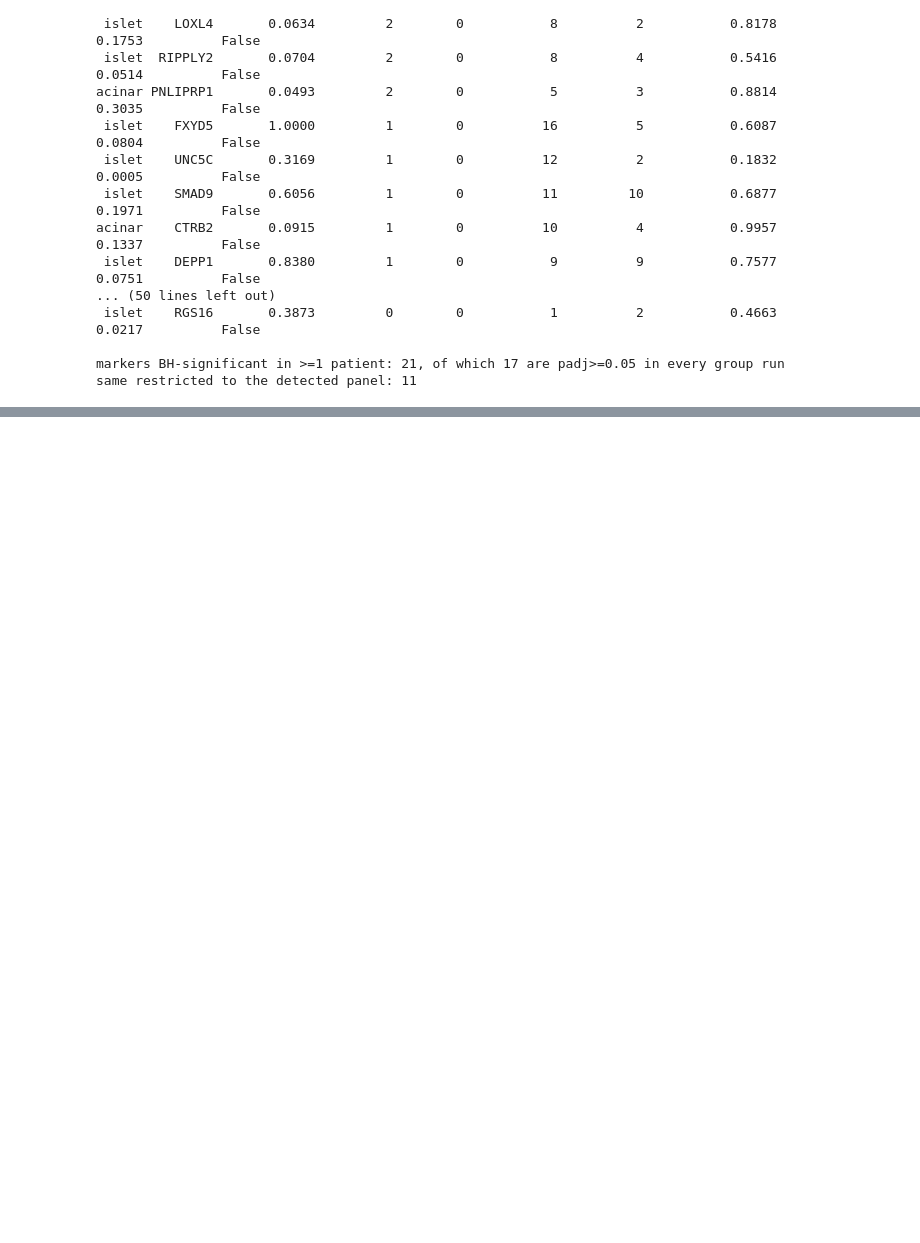
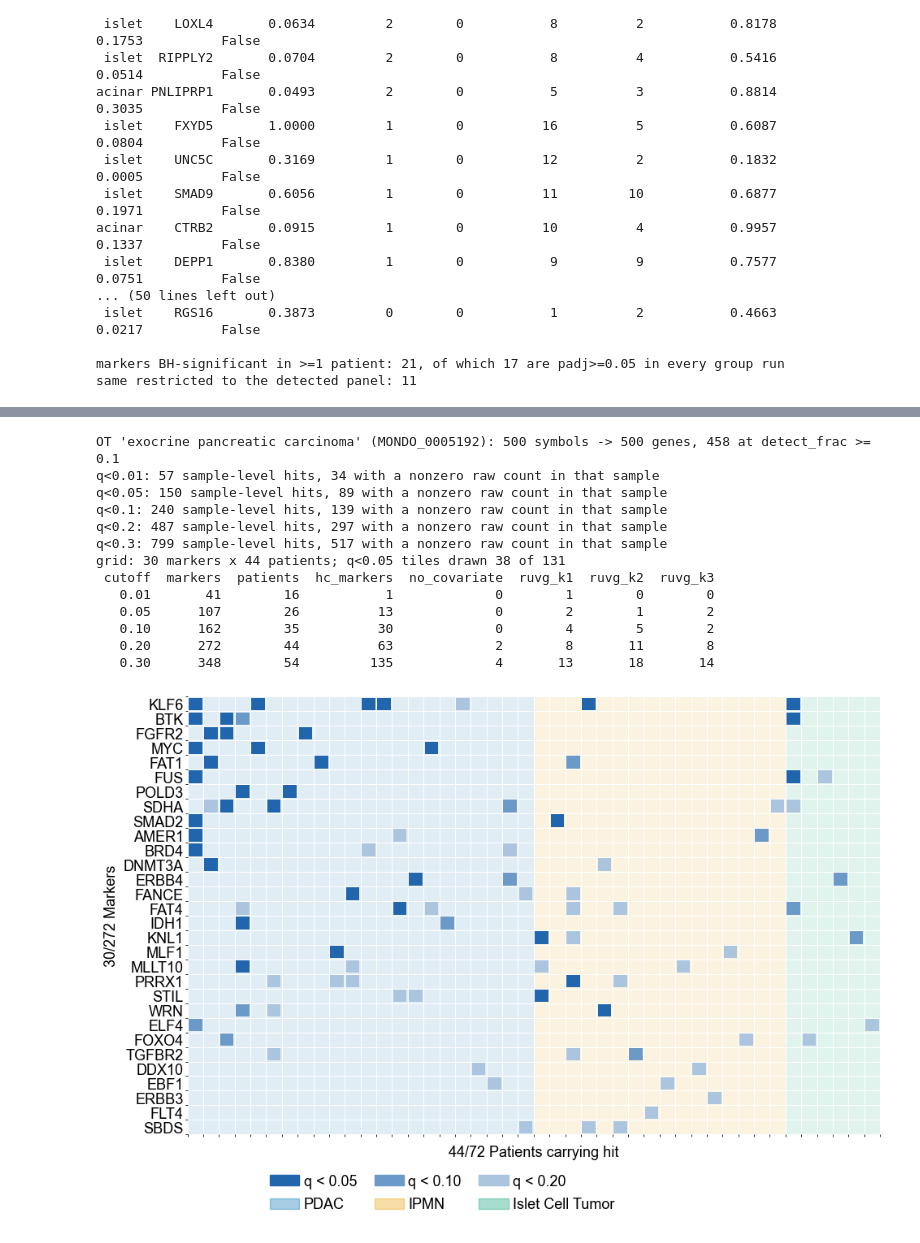
Before and after one commit to jmj3078/cfRNA_NormativeModeling, a Jupyter notebook: MixedEffectsModeling/6_pancreatic_cancer_cohort_deepdive.ipynb, the cells around one changed output, grey strips where cells are left out. Saved outputs shown, nothing was run; the diff lists cells and outputs as text; code cells hidden in the pictures; blank space fills up the shorter version.

```diff
--- a/MixedEffectsModeling/6_pancreatic_cancer_cohort_deepdive.ipynb
+++ b/MixedEffectsModeling/6_pancreatic_cancer_cohort_deepdive.ipynb
@@ -708,0 +1146,42 @@ same restricted to the detected panel: 11
+# %%
+# Same figure on the other kind of panel: Open Targets association genes for pancreatic cancer
+# (notebook 4's disease-marker recipe), which are risk/association genes rather than cell-type
+# markers. 500 genes is noise-prone at RQR, so this one is restricted to the detected panel.
+OT_REF = config.DISEASE_REF_DIR / 'Pancreatic Cancer.json'
+OT_TOPN = 500
+OT_SCORE_FLOOR = 0.01
+
+ot = json.load(open(OT_REF))
+ot_scores = dict(ot['genes'])
+ot_syms = set([g for g, s in sorted(ot['genes'], key=lambda gs: -gs[1])
+               if s >= OT_SCORE_FLOOR][:OT_TOPN])
+sym_g = np.array([sym_of.get(g, g.split('.')[0]) for g in genes])
+ot_idx = np.where(np.isin(sym_g, list(ot_syms)))[0]
+ot_tbl = pd.DataFrame(dict(ens=genes[ot_idx], symbol=sym_g[ot_idx],
+                           score=[ot_scores.get(s, 0.0) for s in sym_g[ot_idx]]))
+ot_cnt, _ = raw_counts(np.concatenate([names_neo, names_hc]), ot_tbl['ens'].tolist())
+ot_tbl['detect_frac'] = (ot_cnt > 0).mean(axis=0)
+ot_tbl['detected'] = ot_tbl['detect_frac'] >= MARKER_MIN_DETECT
+ot_tbl.to_csv(OUT / 'ot_marker_panel.csv', index=False)
+print(f"OT '{ot['ot_disease']}' ({ot['efo']}): {len(ot_syms)} symbols -> {len(ot_tbl)} genes, "
+      f"{int(ot_tbl['detected'].sum())} at detect_frac >= {MARKER_MIN_DETECT}")
+
+ot_recovery = marker_recovery_fig(
+    ot_tbl, 'fig_marker_recovery_opentargets.png', 'OT pancreatic-cancer genes called changed',
+    color='#2166AC', detected_only=True, nz=ot_cnt[:len(names_neo)] > 0)
+ot_recovery.to_csv(OUT / 'ot_marker_recovery_by_cutoff.csv', index=False)
+# %% [output]
+OT 'exocrine pancreatic carcinoma' (MONDO_0005192): 500 symbols -> 500 genes, 458 at detect_frac >= 0.1
+q<0.01: 57 sample-level hits, 34 with a nonzero raw count in that sample
+q<0.05: 150 sample-level hits, 89 with a nonzero raw count in that sample
+q<0.1: 240 sample-level hits, 139 with a nonzero raw count in that sample
+q<0.2: 487 sample-level hits, 297 with a nonzero raw count in that sample
+q<0.3: 799 sample-level hits, 517 with a nonzero raw count in that sample
+grid: 30 markers x 44 patients; q<0.05 tiles drawn 38 of 131
+ cutoff  markers  patients  hc_markers  no_covariate  ruvg_k1  ruvg_k2  ruvg_k3
+   0.01       41        16           1             0        1        0        0
+   0.05      107        26          13             0        2        1        2
+   0.10      162        35          30             0        4        5        2
+   0.20      272        44          63             2        8       11        8
+   0.30      348        54         135             4       13       18       14
+[figure, added]
```
Also changed, not shown: parts of 12 cells of this notebook, 18 other files.
